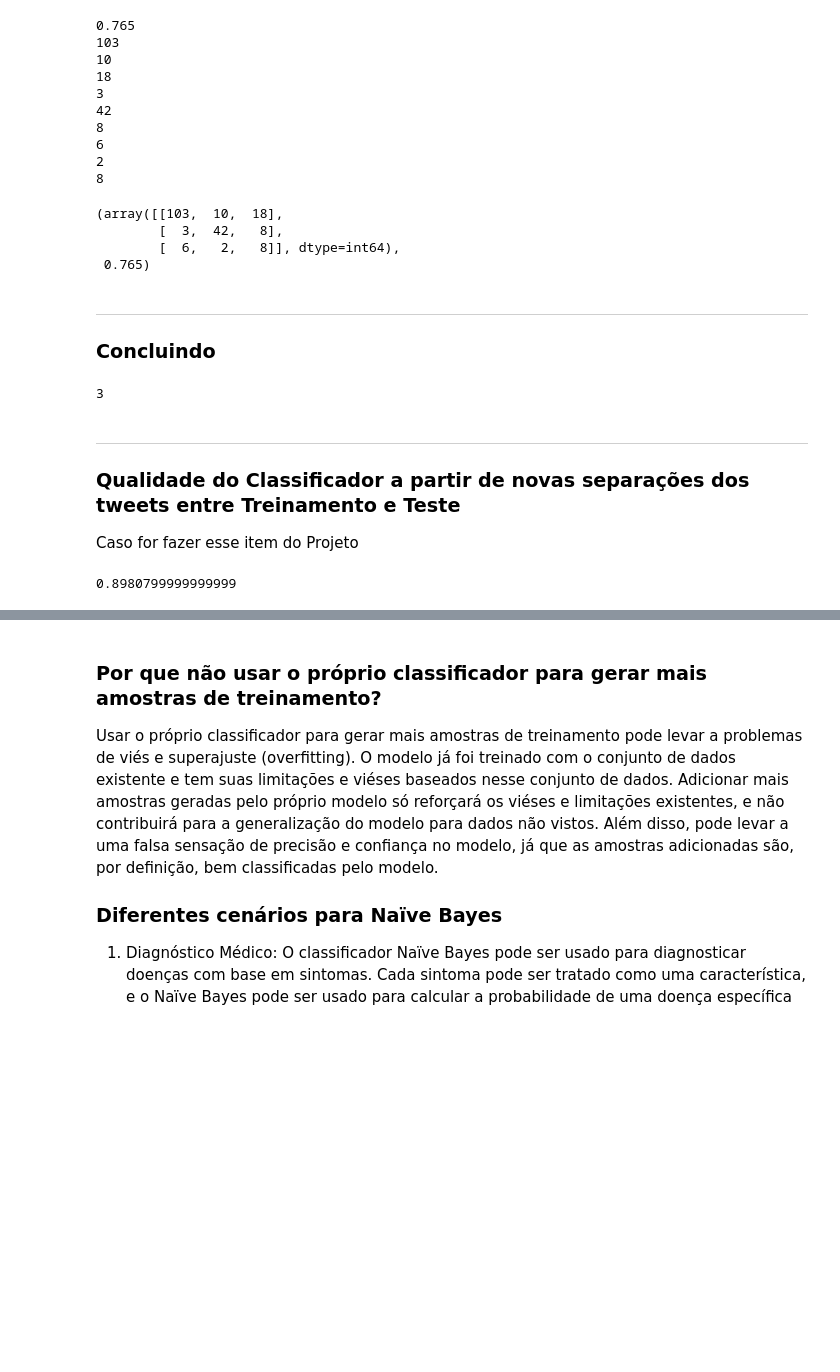
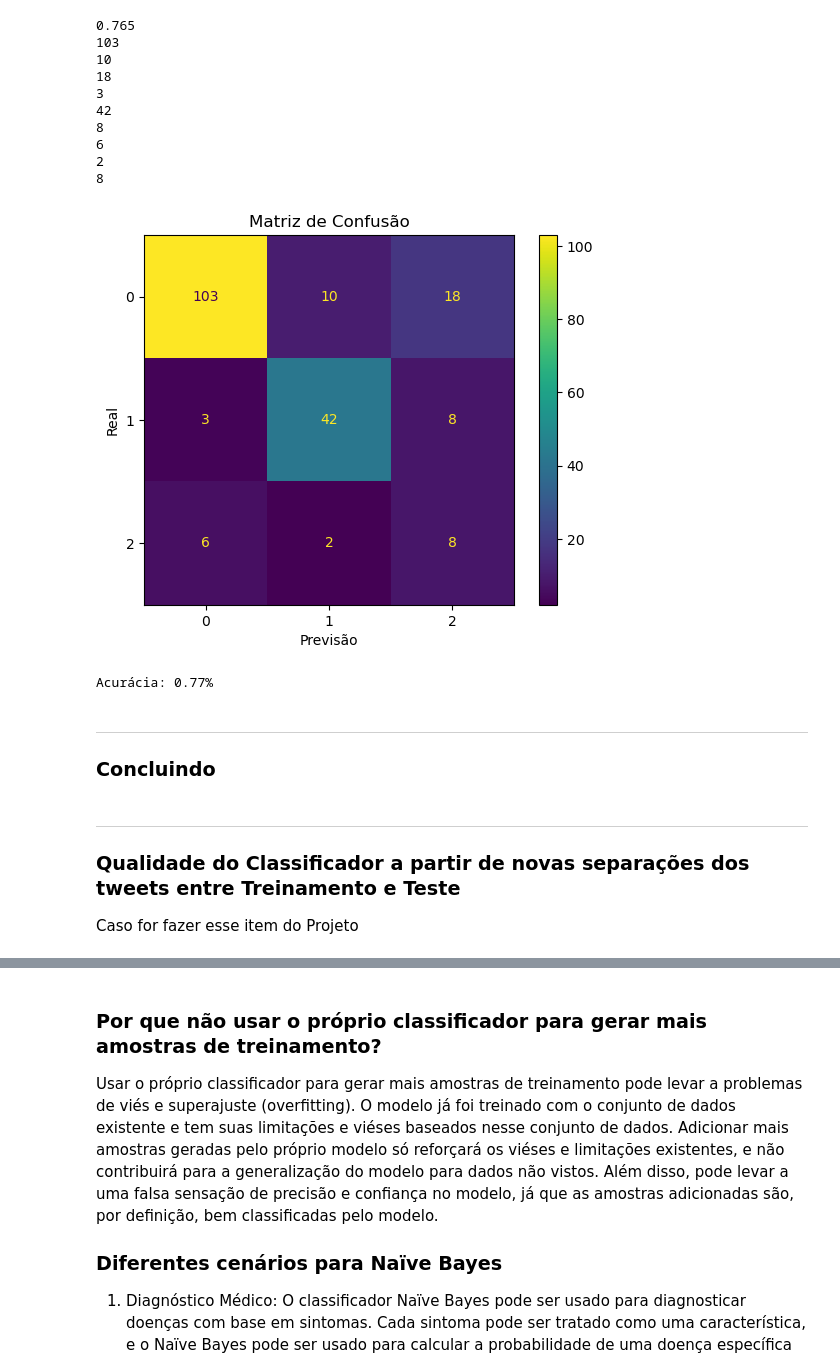
Before and after one commit to enzojunq/Projeto1_CDADOS, a Jupyter notebook: Projeto1 Template.ipynb, the cells around one changed output, grey strips where cells are left out. Saved outputs shown, nothing was run; the diff lists cells and outputs as text; code cells hidden in the pictures; blank space fills up the shorter version.

```diff
--- a/Projeto1 Template.ipynb
+++ b/Projeto1 Template.ipynb
@@ -340,24 +318,30 @@ print(t3r3)
 2
 8
 # %%
-from sklearn.metrics import confusion_matrix, accuracy_score
+from sklearn.metrics import confusion_matrix, accuracy_score, ConfusionMatrixDisplay
 
 # Obter os rótulos verdadeiros e os rótulos previstos
 rotulos_verdadeiros = teste['Target']
 rotulos_previstos = teste['Previsão']
 
 # Calcular a matriz de confusão
 matriz_confusao = confusion_matrix(rotulos_verdadeiros, rotulos_previstos)
 
+
 # Calcular a acurácia
 acuracia = accuracy_score(rotulos_verdadeiros, rotulos_previstos)
 
-matriz_confusao, acuracia
+# Exibir a matriz de confusão e a acurácia
+ConfusionMatrixDisplay(matriz_confusao).plot()
+plt.title('Matriz de Confusão')
+plt.xlabel('Previsão')
+plt.ylabel('Real')
+plt.show()
+
+print(f'Acurácia: {acuracia:.2f}%')
 # %% [output]
+[figure, added]
-(array([[103,  10,  18],
-        [  3,  42,   8],
-        [  6,   2,   8]], dtype=int64),
- 0.765)
+Acurácia: 0.77%
 # %% [markdown]
 ___
 ### Concluindo
@@ -401,9 +385,7 @@ def classifica_frase(frase: str) -> dict:
 # Testar a função com uma frase exemplo
 # classifica_frase('O livro é muito bom, recomendo a todos!')
 # classifica_frase('Não gosto de ler em lugares pequenos, a tela do kindle é minúscula!')
-classifica_frase('Esse livro é péssimo, veio com páginas faltando!')
+# classifica_frase('Esse livro é péssimo, veio com páginas faltando!')
-# %% [output]
-3
 # %% [markdown]
 ___
 ### Qualidade do Classificador a partir de novas separações dos tweets entre Treinamento e Teste
@@ -433,7 +415,3 @@ for i in range(iteracoes):
     acuracias.append(acuracia)
 
 media_acuracia = np.mean(acuracias)
-# %%
-media_acuracia
-# %% [output]
-0.8980799999999999
```
Also changed, not shown: parts of 11 cells of this notebook, 3 other files.
